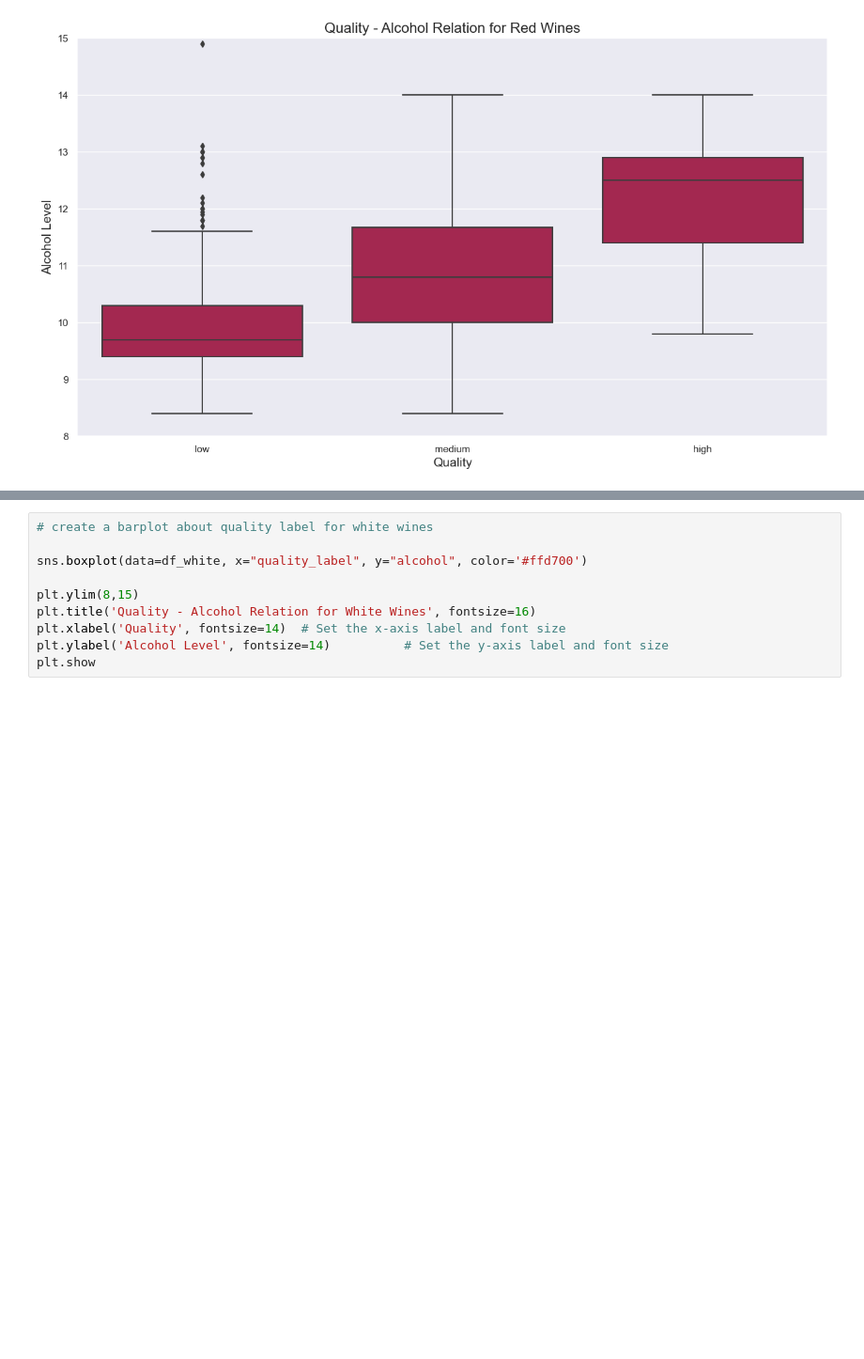
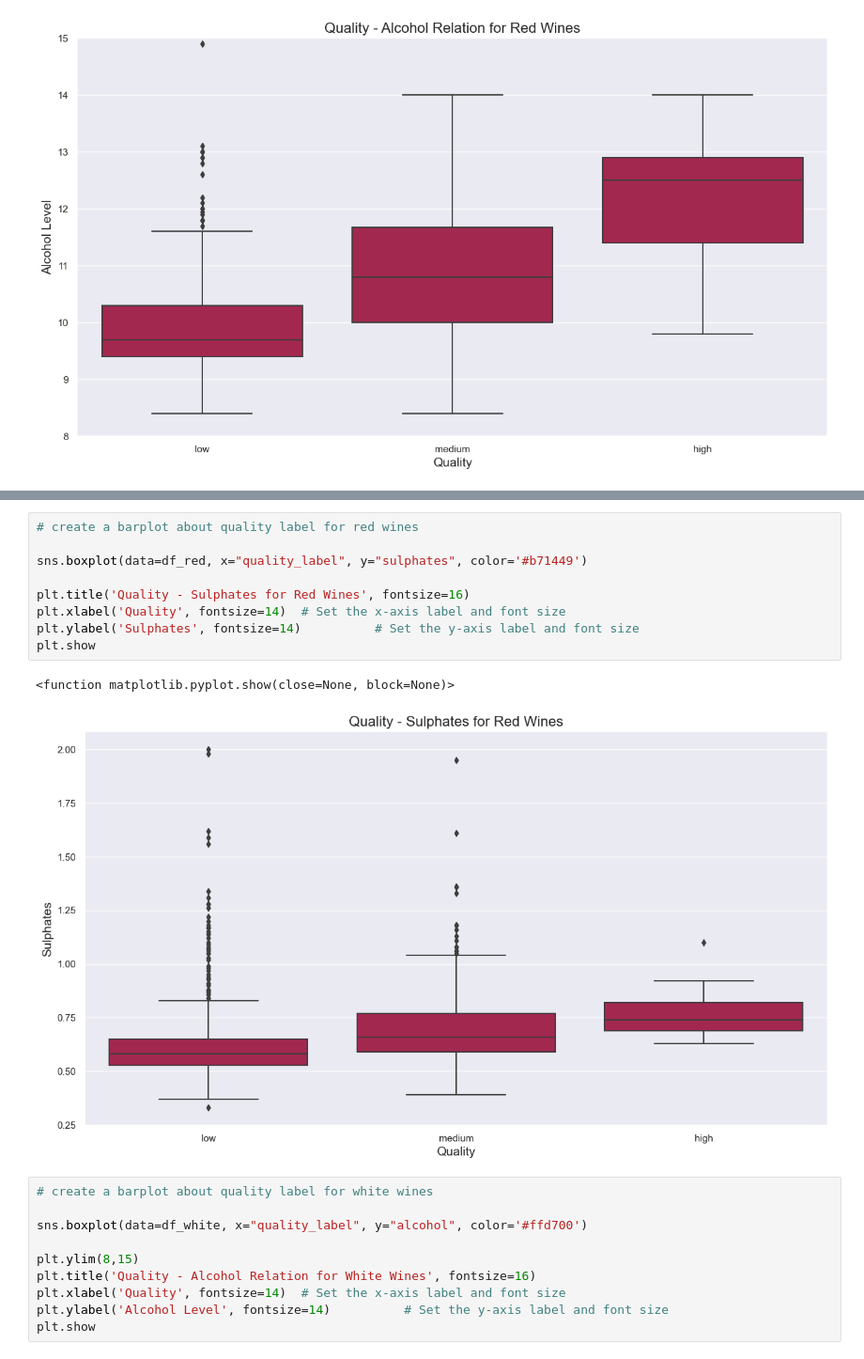
Before and after one commit to airsahin/Wine-Quality, a Jupyter notebook: WineQuality.ipynb, the cells around one changed output, grey strips where cells are left out. Shown at 94% size. Saved outputs shown, nothing was run; the diff lists cells and outputs as text; blank space fills up the shorter version.

```diff
--- a/WineQuality.ipynb
+++ b/WineQuality.ipynb
@@ -687,3 +720,15 @@ plt.show
+# %%
+# create a barplot about quality label for red wines
+
+sns.boxplot(data=df_red, x="quality_label", y="sulphates", color='#b71449')
+
+plt.title('Quality - Sulphates for Red Wines', fontsize=16)
+plt.xlabel('Quality', fontsize=14)  # Set the x-axis label and font size
+plt.ylabel('Sulphates', fontsize=14)          # Set the y-axis label and font size
+plt.show
+# %% [output]
+<function matplotlib.pyplot.show(close=None, block=None)>
+[figure, added]
 # %%
 # create a barplot about quality label for white wines
 
```
Also changed, not shown: parts of 21 cells of this notebook.
